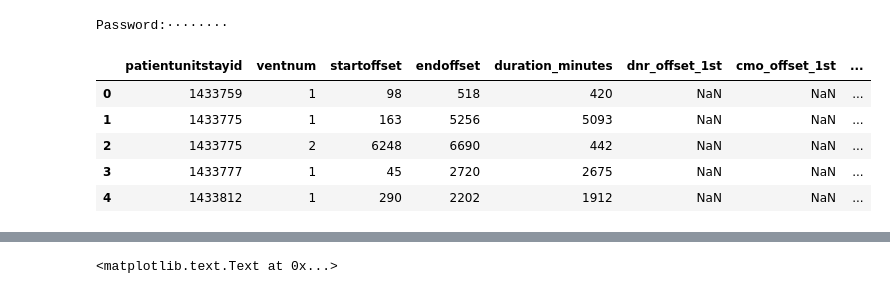
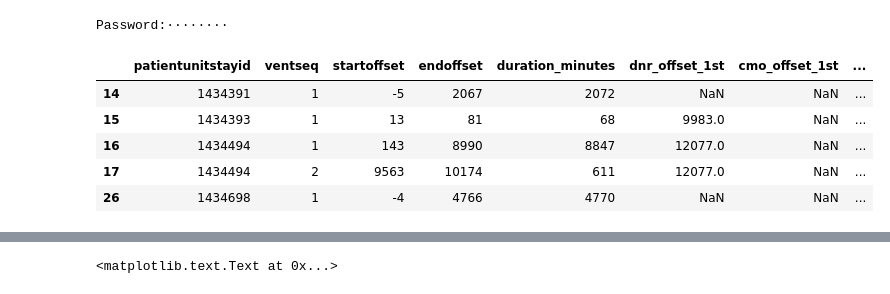
Before and after one commit to alistairewj/pao2-fio2-prediction, a Jupyter notebook: ventduration/ventilation-durations.ipynb, the cells around one changed output, grey strips where cells are left out. Saved outputs shown, nothing was run; the diff lists cells and outputs as text; code cells hidden in the pictures.

```diff
--- a/ventduration/ventilation-durations.ipynb
+++ b/ventduration/ventilation-durations.ipynb
@@ -77,14 +86,14 @@ ORDER BY patientunitstayid, ventnum;
 
 data = pd.read_sql_query(query,con)
 # %%
-data.head()
+data[data.hosp_mortality ==1].head()
 # %% [output]
-|  | patientunitstayid | ventnum | startoffset | endoffset | duration_minutes | dnr_offset_1st | cmo_offset_1st | ... |
-| 0 | 1433759 | 1 | 98 | 518 | 420 | NaN | NaN | ... |
-| 1 | 1433775 | 1 | 163 | 5256 | 5093 | NaN | NaN | ... |
-| 2 | 1433775 | 2 | 6248 | 6690 | 442 | NaN | NaN | ... |
-| 3 | 1433777 | 1 | 45 | 2720 | 2675 | NaN | NaN | ... |
-| 4 | 1433812 | 1 | 290 | 2202 | 1912 | NaN | NaN | ... |
+|  | patientunitstayid | ventseq | startoffset | endoffset | duration_minutes | dnr_offset_1st | cmo_offset_1st | ... |
+| 14 | 1434391 | 1 | -5 | 2067 | 2072 | NaN | NaN | ... |
+| 15 | 1434393 | 1 | 13 | 81 | 68 | 9983.0 | NaN | ... |
+| 16 | 1434494 | 1 | 143 | 8990 | 8847 | 12077.0 | NaN | ... |
+| 17 | 1434494 | 2 | 9563 | 10174 | 611 | 12077.0 | NaN | ... |
+| 26 | 1434698 | 1 | -4 | 4766 | 4770 | NaN | NaN | ... |
 # %%
 data.describe()
 # %% [output]
```
Also changed, not shown: parts of 4 cells of this notebook, 1 other file.
